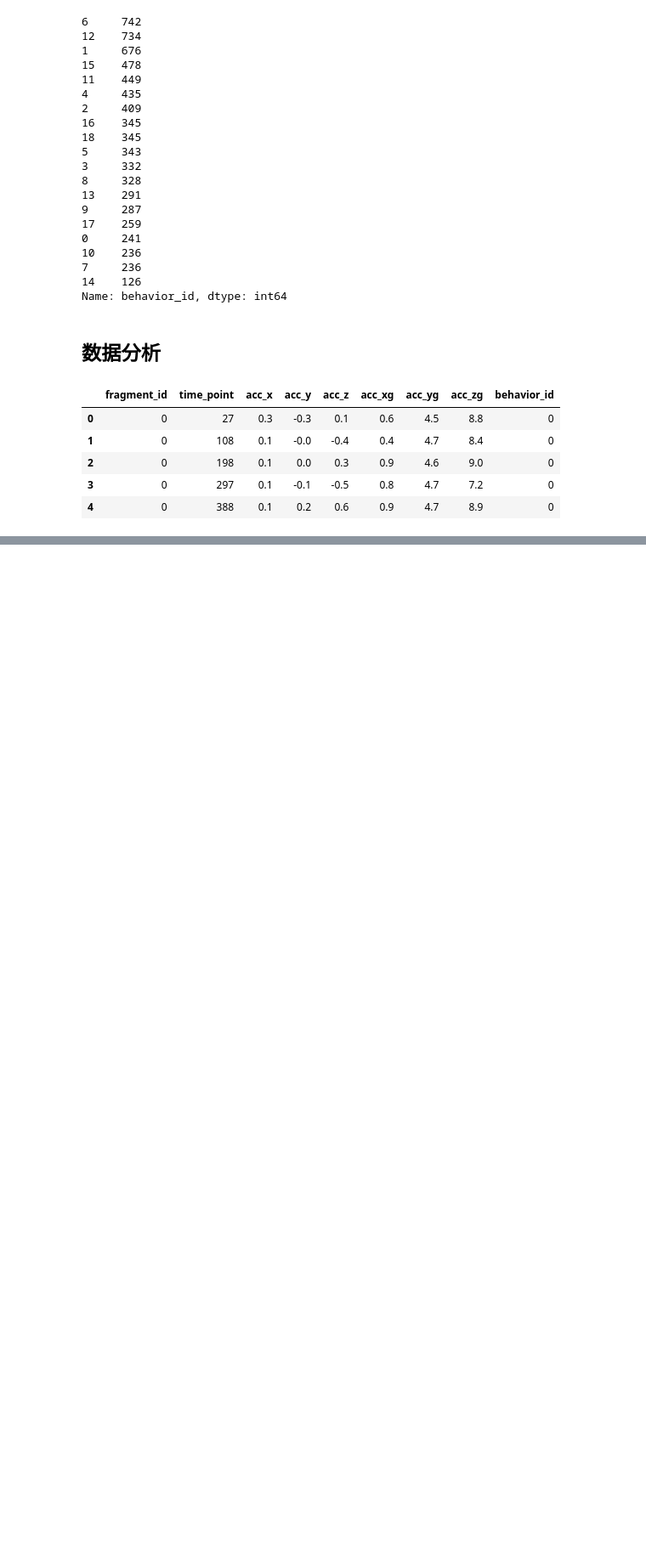
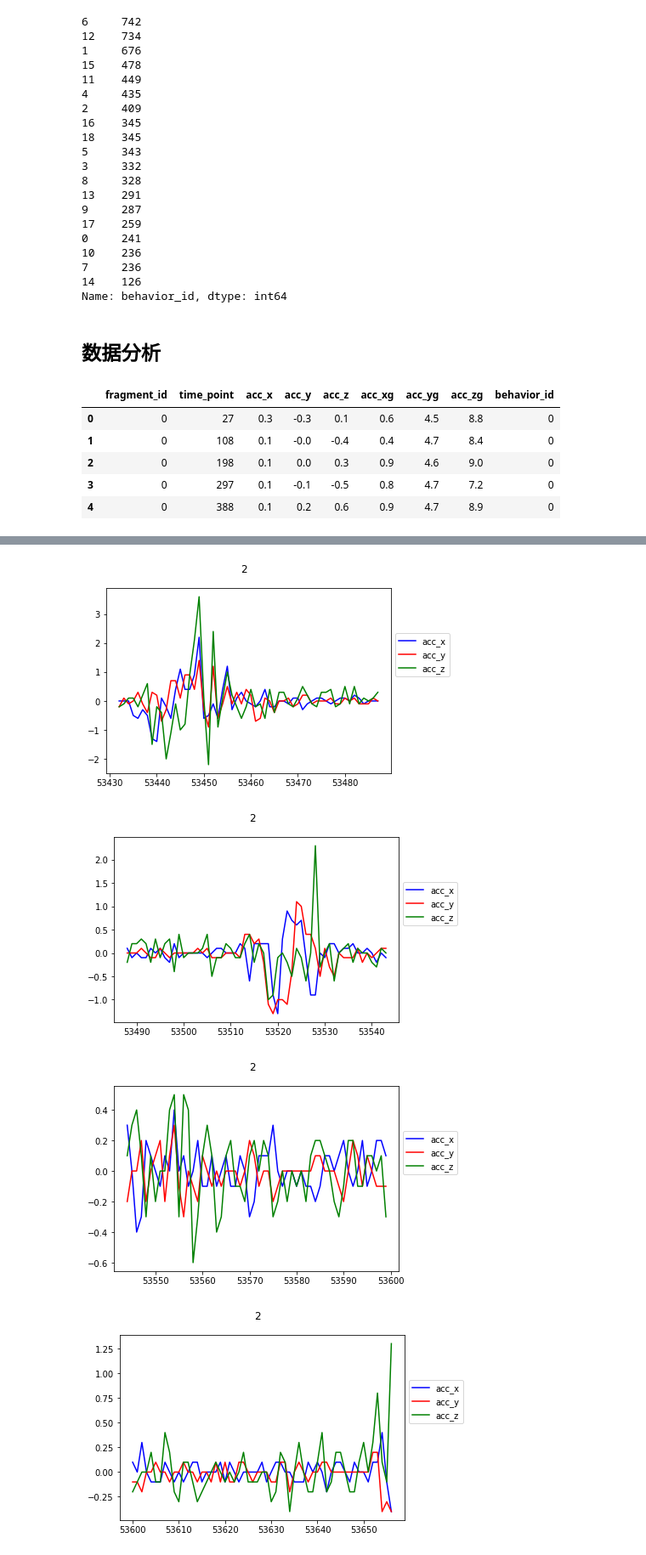
Before and after one commit to BruceDGit/Cellphone-Behavior, a Jupyter notebook: EDA.ipynb, the cells around one changed output, grey strips where cells are left out. Shown at 85% size. Saved outputs shown, nothing was run; the diff lists cells and outputs as text; code cells hidden in the pictures; blank space fills up the shorter version.

```diff
--- a/EDA.ipynb
+++ b/EDA.ipynb
@@ -82,0 +154,7 @@ train_stats_df
+# %%
+plot_activity(2, train)
+# %% [output]
+[figure, added]
+[figure, added]
+[figure, added]
+[figure, added]
```
Also changed, not shown: parts of 31 cells of this notebook.
